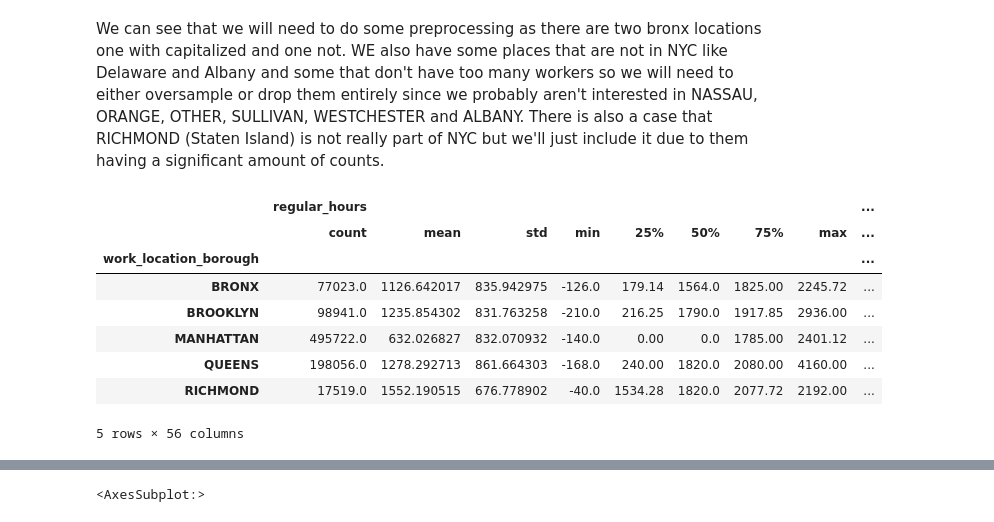
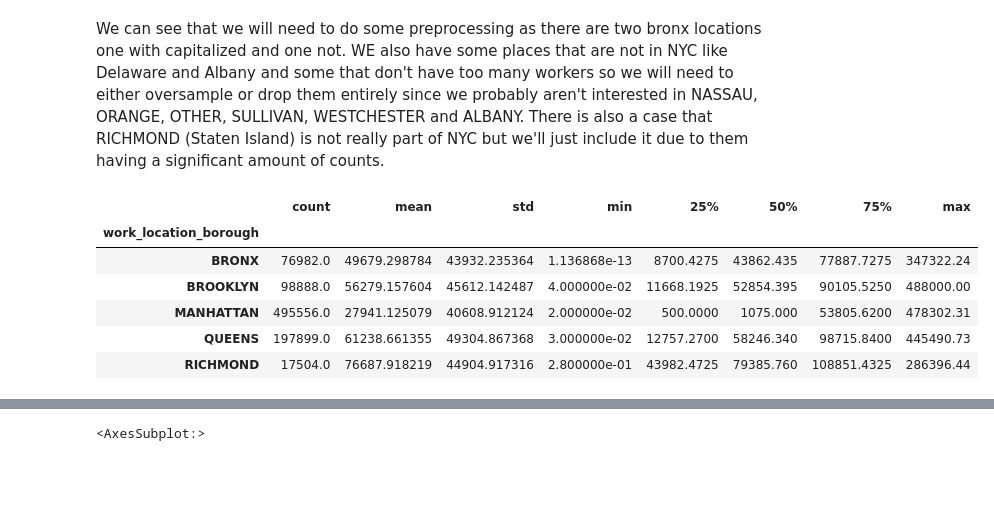
Before and after one commit to defunSM/NYC-Salary-Predictor, a Jupyter notebook: NYC_Salary_Forcasting.ipynb, the cells around one changed output, grey strips where cells are left out. Cells and saved outputs as stored; diff of their text form; code cells hidden in the pictures; blank space fills up the shorter version.

Commit message:
work location boroughs preprocessing

```diff
--- a/NYC_Salary_Forcasting.ipynb
+++ b/NYC_Salary_Forcasting.ipynb
@@ -316,15 +316,19 @@ clean_df['work_location_borough'] = clean_df['work_location_borough'].replace('B
 interested_work_location_boroughs = ['BRONX', 'BROOKLYN', 'MANHATTAN', 'QUEENS', 'RICHMOND']
 
 clean_df = clean_df[clean_df['work_location_borough'].isin(interested_work_location_boroughs)]
+
+# We will also want to take a look at removing any negative over time hours and other features where it doesn't
+# make sense to have negative values
+clean_df = clean_df[clean_df['ot_hours'] >= 0]
+clean_df = clean_df[clean_df['regular_gross_paid'] >= 0]
+clean_df = clean_df[clean_df['total_gross_pay'] >= 0]
 # %%
-clean_df.groupby('work_location_borough').describe()
+clean_df.groupby('work_location_borough')['total_gross_pay'].describe()
 # %% [output]
-|  | regular_hours |  |  |  |  |  |  |  | ... |
-|  | count | mean | std | min | 25% | 50% | 75% | max | ... |
-| work_location_borough |  |  |  |  |  |  |  |  | ... |
-| BRONX | 77023.0 | 1126.642017 | 835.942975 | -126.0 | 179.14 | 1564.0 | 1825.00 | 2245.72 | ... |
-| BROOKLYN | 98941.0 | 1235.854302 | 831.763258 | -210.0 | 216.25 | 1790.0 | 1917.85 | 2936.00 | ... |
-| MANHATTAN | 495722.0 | 632.026827 | 832.070932 | -140.0 | 0.00 | 0.0 | 1785.00 | 2401.12 | ... |
-| QUEENS | 198056.0 | 1278.292713 | 861.664303 | -168.0 | 240.00 | 1820.0 | 2080.00 | 4160.00 | ... |
-| RICHMOND | 17519.0 | 1552.190515 | 676.778902 | -40.0 | 1534.28 | 1820.0 | 2077.72 | 2192.00 | ... |
+|  | count | mean | std | min | 25% | 50% | 75% | max |
+| work_location_borough |  |  |  |  |  |  |  |  |
+| BRONX | 76982.0 | 49679.298784 | 43932.235364 | 1.136868e-13 | 8700.4275 | 43862.435 | 77887.7275 | 347322.24 |
+| BROOKLYN | 98888.0 | 56279.157604 | 45612.142487 | 4.000000e-02 | 11668.1925 | 52854.395 | 90105.5250 | 488000.00 |
+| MANHATTAN | 495556.0 | 27941.125079 | 40608.912124 | 2.000000e-02 | 500.0000 | 1075.000 | 53805.6200 | 478302.31 |
+| QUEENS | 197899.0 | 61238.661355 | 49304.867368 | 3.000000e-02 | 12757.2700 | 58246.340 | 98715.8400 | 445490.73 |
+| RICHMOND | 17504.0 | 76687.918219 | 44904.917316 | 2.800000e-01 | 43982.4725 | 79385.760 | 108851.4325 | 286396.44 |
-5 rows × 56 columns
```
Also changed, not shown: parts of 7 cells of this notebook.
